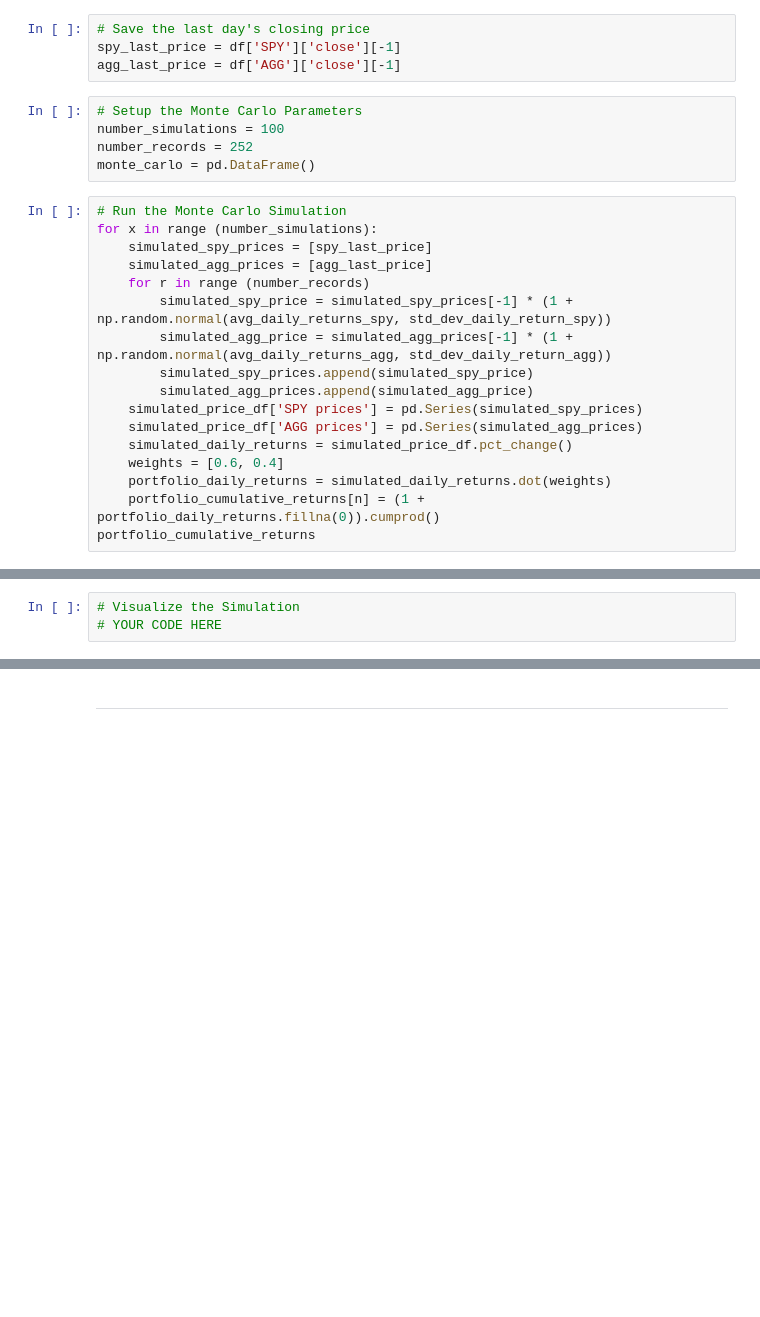
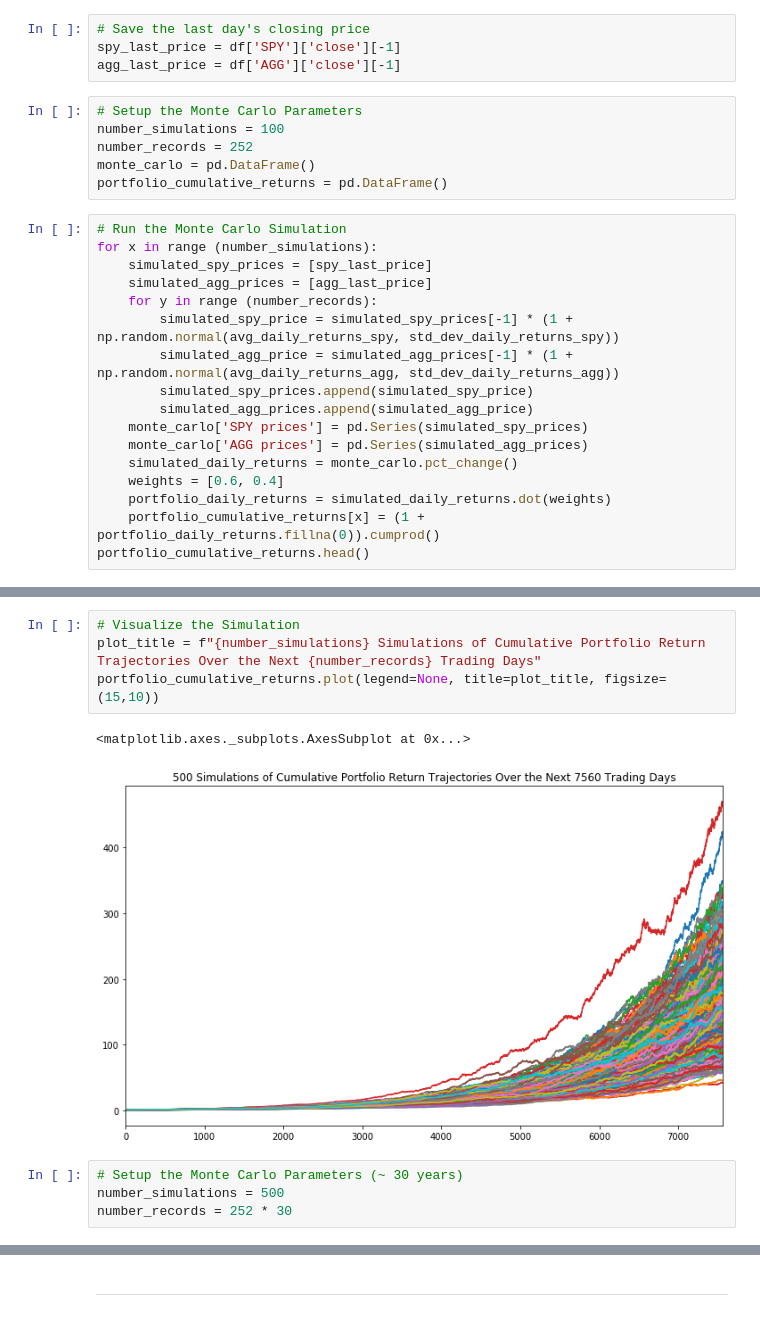
Before and after one commit to sselvakularanjan/APIs-Homework, a Jupyter notebook: Portfolio Planner.ipynb, the cells around one changed output, grey strips where cells are left out. Drawn from its saved outputs; the diff is of its cells as text; blank space fills up the shorter version.

Commit message:
Finished code for Monte Carlo Simulation

```diff
--- a/Portfolio Planner.ipynb
+++ b/Portfolio Planner.ipynb
@@ -96,21 +81,22 @@ agg_last_price = df['AGG']['close'][-1]
 number_simulations = 100
 number_records = 252
 monte_carlo = pd.DataFrame()
+portfolio_cumulative_returns = pd.DataFrame()
 # %%
 # Run the Monte Carlo Simulation
 for x in range (number_simulations):
     simulated_spy_prices = [spy_last_price]
     simulated_agg_prices = [agg_last_price]
-    for r in range (number_records)
-        simulated_spy_price = simulated_spy_prices[-1] * (1 + np.random.normal(avg_daily_returns_spy, std_dev_daily_return_spy))
-        simulated_agg_price = simulated_agg_prices[-1] * (1 + np.random.normal(avg_daily_returns_agg, std_dev_daily_return_agg))
+    for y in range (number_records):
+        simulated_spy_price = simulated_spy_prices[-1] * (1 + np.random.normal(avg_daily_returns_spy, std_dev_daily_returns_spy))
+        simulated_agg_price = simulated_agg_prices[-1] * (1 + np.random.normal(avg_daily_returns_agg, std_dev_daily_returns_agg))
         simulated_spy_prices.append(simulated_spy_price)
         simulated_agg_prices.append(simulated_agg_price)
-    simulated_price_df['SPY prices'] = pd.Series(simulated_spy_prices)
-    simulated_price_df['AGG prices'] = pd.Series(simulated_agg_prices)
-    simulated_daily_returns = simulated_price_df.pct_change()
+    monte_carlo['SPY prices'] = pd.Series(simulated_spy_prices)
+    monte_carlo['AGG prices'] = pd.Series(simulated_agg_prices)
+    simulated_daily_returns = monte_carlo.pct_change()
     weights = [0.6, 0.4]
     portfolio_daily_returns = simulated_daily_returns.dot(weights)
-    portfolio_cumulative_returns[n] = (1 + portfolio_daily_returns.fillna(0)).cumprod()
-portfolio_cumulative_returns
+    portfolio_cumulative_returns[x] = (1 + portfolio_daily_returns.fillna(0)).cumprod()
+portfolio_cumulative_returns.head()
 # %% [output]
@@ -118,3 +110,11 @@ SyntaxError: invalid syntax (<ipython-input-35-781c800ee8cf>, line 5)
-# %%
-# Visualize the Simulation
-# YOUR CODE HERE
+# %%
+# Visualize the Simulation
+plot_title = f"{number_simulations} Simulations of Cumulative Portfolio Return Trajectories Over the Next {number_records} Trading Days"
+portfolio_cumulative_returns.plot(legend=None, title=plot_title, figsize=(15,10))
+# %% [output]
+<matplotlib.axes._subplots.AxesSubplot at 0x...>
+[figure, added]
+# %%
+# Setup the Monte Carlo Parameters (~ 30 years)
+number_simulations = 500
+number_records = 252 * 30
```
Also changed, not shown: parts of 19 cells of this notebook, 1 other file.
